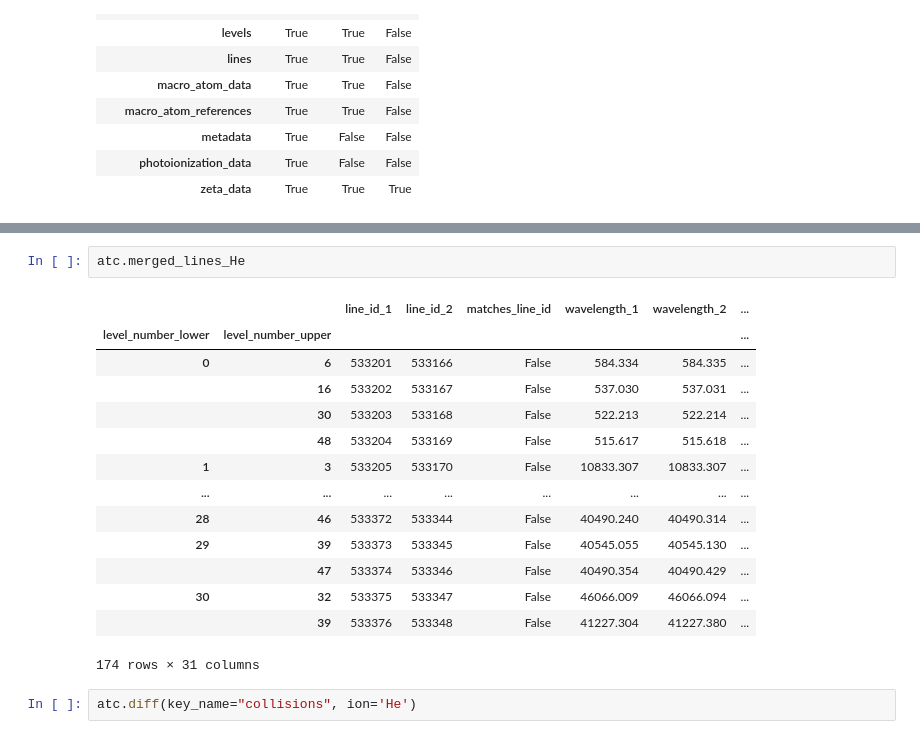
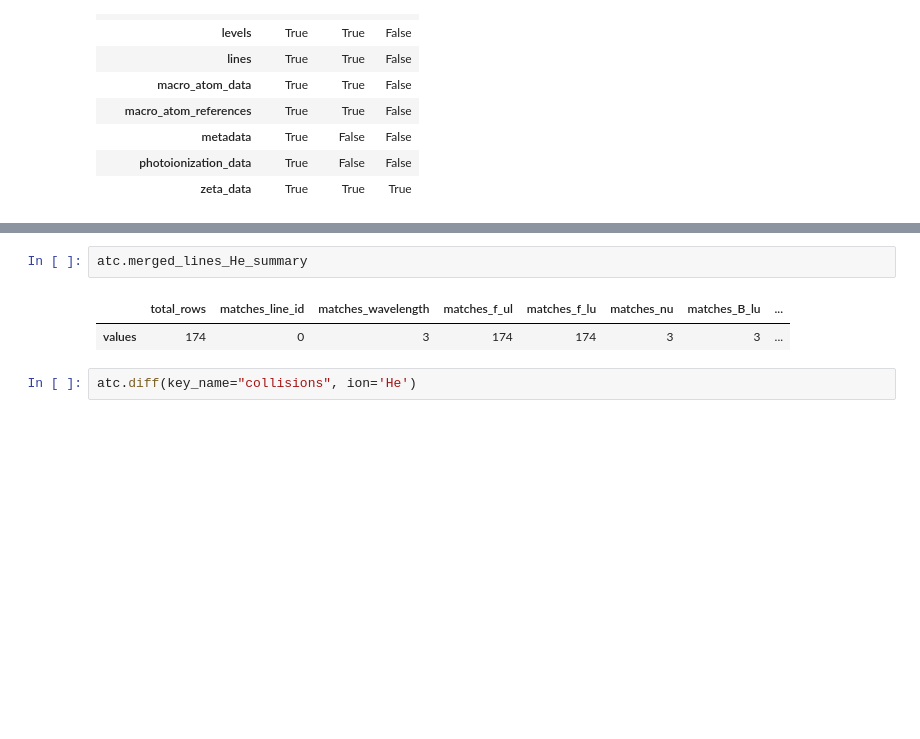
Before and after one commit to tardis-sn/carsus, a Jupyter notebook: docs/development/compare_atomic_files.ipynb, the cells around one changed output, grey strips where cells are left out. Drawn from its saved outputs; the diff is of its cells as text; blank space fills up the shorter version.

Commit message:
Add summary dataframe

```diff
--- a/docs/development/compare_atomic_files.ipynb
+++ b/docs/development/compare_atomic_files.ipynb
@@ -59,22 +59,10 @@ atc.style_df(key_name="lines", ion="He")
  (warnings.py:110)
 [interactive output not drawn]
 # %%
-atc.merged_lines_He
+atc.merged_lines_He_summary
 # %% [output]
-|  |  | line_id_1 | line_id_2 | matches_line_id | wavelength_1 | wavelength_2 | ... |
-| level_number_lower | level_number_upper |  |  |  |  |  | ... |
-| 0 | 6 | 533201 | 533166 | False | 584.334 | 584.335 | ... |
-|  | 16 | 533202 | 533167 | False | 537.030 | 537.031 | ... |
-|  | 30 | 533203 | 533168 | False | 522.213 | 522.214 | ... |
-|  | 48 | 533204 | 533169 | False | 515.617 | 515.618 | ... |
-| 1 | 3 | 533205 | 533170 | False | 10833.307 | 10833.307 | ... |
-| ... | ... | ... | ... | ... | ... | ... | ... |
-| 28 | 46 | 533372 | 533344 | False | 40490.240 | 40490.314 | ... |
-| 29 | 39 | 533373 | 533345 | False | 40545.055 | 40545.130 | ... |
-|  | 47 | 533374 | 533346 | False | 40490.354 | 40490.429 | ... |
-| 30 | 32 | 533375 | 533347 | False | 46066.009 | 46066.094 | ... |
-|  | 39 | 533376 | 533348 | False | 41227.304 | 41227.380 | ... |
+|  | total_rows | matches_line_id | matches_wavelength | matches_f_ul | matches_f_lu | matches_nu | matches_B_lu | ... |
+| values | 174 | 0 | 3 | 174 | 174 | 3 | 3 | ... |
-174 rows × 31 columns
 # %%
 atc.diff(key_name="collisions", ion='He')
 # %% [output]
```
Also changed, not shown: parts of 15 cells of this notebook, 1 other file.
